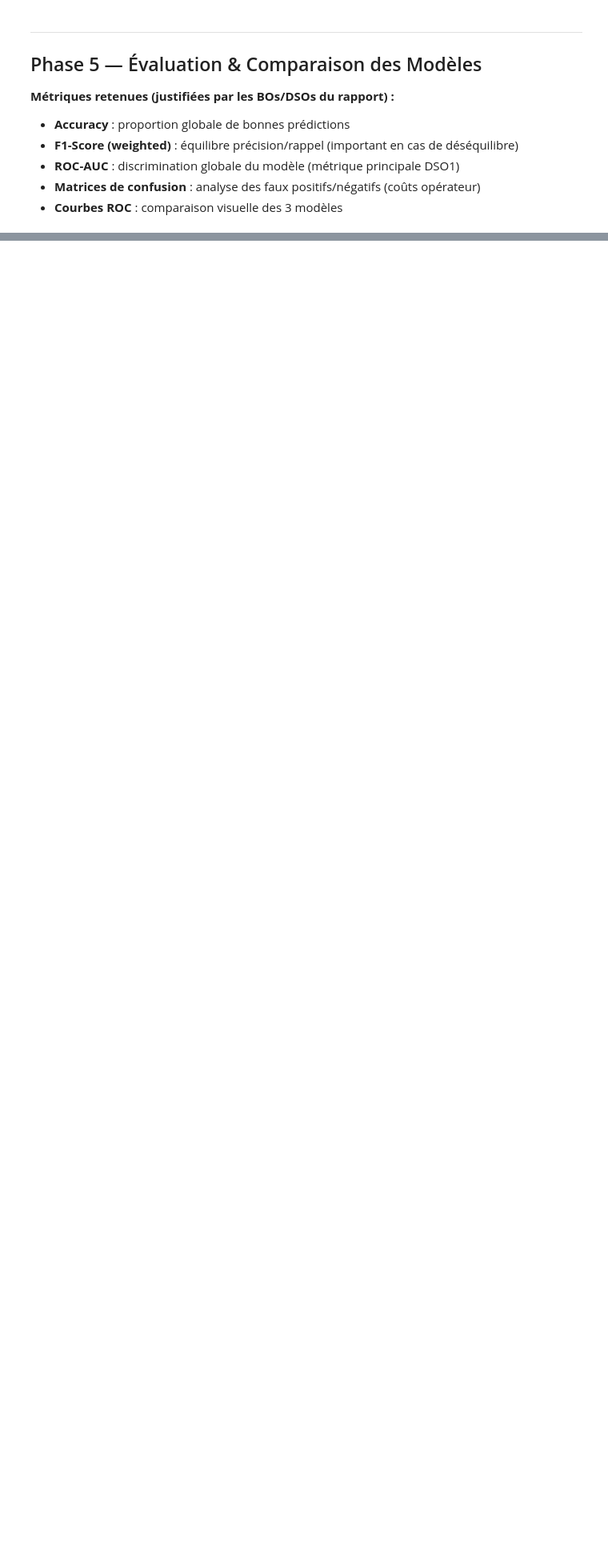
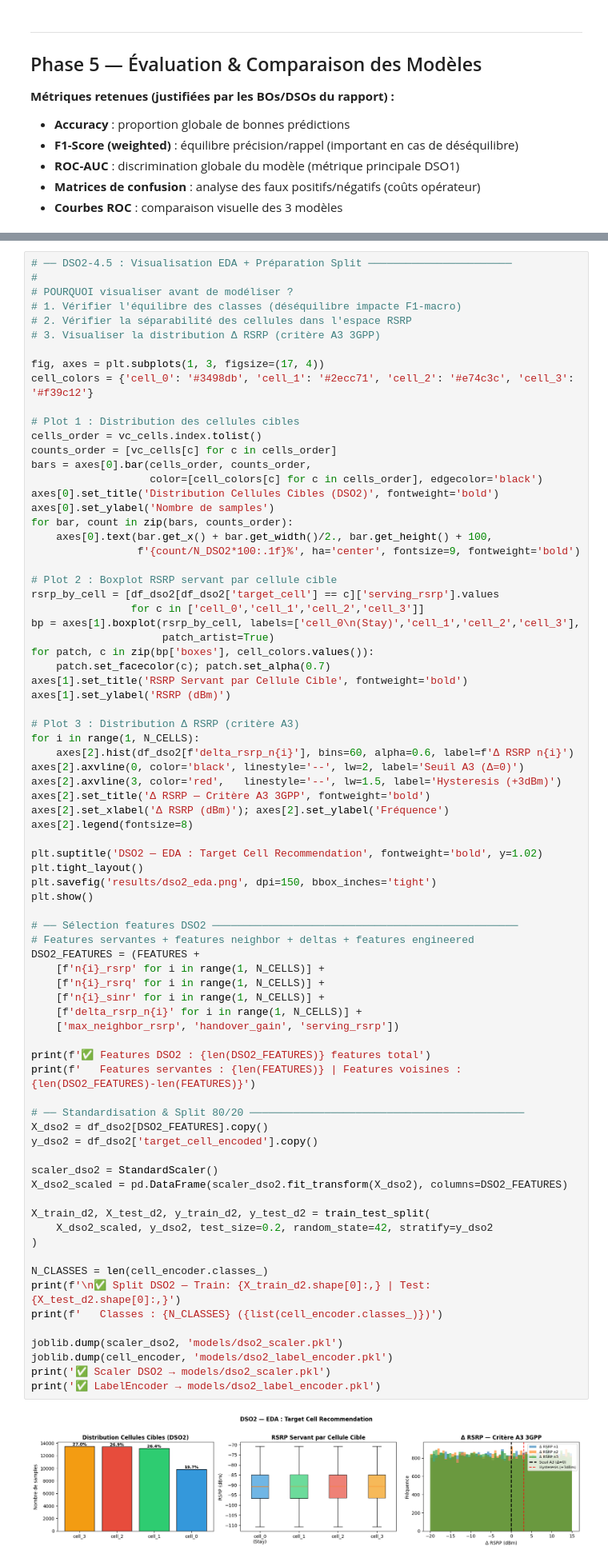
Before and after one commit to wiembenhassine/Esprit-PI-4DATA-2026-5G-Handover-Optimization, a Jupyter notebook: notebooks/5G_Handover_Pipeline_CRISP_DM (1).ipynb, the cells around one changed output, grey strips where cells are left out. Shown at 80% size. Drawn from its saved outputs; the diff is of its cells as text; blank space fills up the shorter version.

Commit message:
Update 5G Handover CRISP-DM notebook by Hamza For modelling on DSO2

```diff
--- a/notebooks/5G_Handover_Pipeline_CRISP_DM (1).ipynb
+++ b/notebooks/5G_Handover_Pipeline_CRISP_DM (1).ipynb
@@ -860,0 +984,79 @@ RÉSUMÉ DES PERFORMANCES :
+# %%
+# ── DSO2-4.5 : Visualisation EDA + Préparation Split ───────────────────────
+#
+# POURQUOI visualiser avant de modéliser ?
+# 1. Vérifier l'équilibre des classes (déséquilibre impacte F1-macro)
+# 2. Vérifier la séparabilité des cellules dans l'espace RSRP
+# 3. Visualiser la distribution Δ RSRP (critère A3 3GPP)
+
+fig, axes = plt.subplots(1, 3, figsize=(17, 4))
+cell_colors = {'cell_0': '#3498db', 'cell_1': '#2ecc71', 'cell_2': '#e74c3c', 'cell_3': '#f39c12'}
+
+# Plot 1 : Distribution des cellules cibles
+cells_order = vc_cells.index.tolist()
+counts_order = [vc_cells[c] for c in cells_order]
+bars = axes[0].bar(cells_order, counts_order,
+                   color=[cell_colors[c] for c in cells_order], edgecolor='black')
+axes[0].set_title('Distribution Cellules Cibles (DSO2)', fontweight='bold')
+axes[0].set_ylabel('Nombre de samples')
+for bar, count in zip(bars, counts_order):
+    axes[0].text(bar.get_x() + bar.get_width()/2., bar.get_height() + 100,
+                 f'{count/N_DSO2*100:.1f}%', ha='center', fontsize=9, fontweight='bold')
+
+# Plot 2 : Boxplot RSRP servant par cellule cible
+rsrp_by_cell = [df_dso2[df_dso2['target_cell'] == c]['serving_rsrp'].values
+                for c in ['cell_0','cell_1','cell_2','cell_3']]
+bp = axes[1].boxplot(rsrp_by_cell, labels=['cell_0\n(Stay)','cell_1','cell_2','cell_3'],
+                     patch_artist=True)
+for patch, c in zip(bp['boxes'], cell_colors.values()):
+    patch.set_facecolor(c); patch.set_alpha(0.7)
+axes[1].set_title('RSRP Servant par Cellule Cible', fontweight='bold')
+axes[1].set_ylabel('RSRP (dBm)')
+
+# Plot 3 : Distribution Δ RSRP (critère A3)
+for i in range(1, N_CELLS):
+    axes[2].hist(df_dso2[f'delta_rsrp_n{i}'], bins=60, alpha=0.6, label=f'Δ RSRP n{i}')
+axes[2].axvline(0, color='black', linestyle='--', lw=2, label='Seuil A3 (Δ=0)')
+axes[2].axvline(3, color='red',   linestyle='--', lw=1.5, label='Hysteresis (+3dBm)')
+axes[2].set_title('Δ RSRP — Critère A3 3GPP', fontweight='bold')
+axes[2].set_xlabel('Δ RSRP (dBm)'); axes[2].set_ylabel('Fréquence')
+axes[2].legend(fontsize=8)
+
+plt.suptitle('DSO2 — EDA : Target Cell Recommendation', fontweight='bold', y=1.02)
+plt.tight_layout()
+plt.savefig('results/dso2_eda.png', dpi=150, bbox_inches='tight')
+plt.show()
+
+# ── Sélection features DSO2 ─────────────────────────────────────────────────
+# Features servantes + features neighbor + deltas + features engineered
+DSO2_FEATURES = (FEATURES +
+    [f'n{i}_rsrp' for i in range(1, N_CELLS)] +
+    [f'n{i}_rsrq' for i in range(1, N_CELLS)] +
+    [f'n{i}_sinr' for i in range(1, N_CELLS)] +
+    [f'delta_rsrp_n{i}' for i in range(1, N_CELLS)] +
+    ['max_neighbor_rsrp', 'handover_gain', 'serving_rsrp'])
+
+print(f'✅ Features DSO2 : {len(DSO2_FEATURES)} features total')
+print(f'   Features servantes : {len(FEATURES)} | Features voisines : {len(DSO2_FEATURES)-len(FEATURES)}')
+
+# ── Standardisation & Split 80/20 ────────────────────────────────────────────
+X_dso2 = df_dso2[DSO2_FEATURES].copy()
+y_dso2 = df_dso2['target_cell_encoded'].copy()
+
+scaler_dso2 = StandardScaler()
+X_dso2_scaled = pd.DataFrame(scaler_dso2.fit_transform(X_dso2), columns=DSO2_FEATURES)
+
+X_train_d2, X_test_d2, y_train_d2, y_test_d2 = train_test_split(
+    X_dso2_scaled, y_dso2, test_size=0.2, random_state=42, stratify=y_dso2
+)
+
+N_CLASSES = len(cell_encoder.classes_)
+print(f'\n✅ Split DSO2 — Train: {X_train_d2.shape[0]:,} | Test: {X_test_d2.shape[0]:,}')
+print(f'   Classes : {N_CLASSES} ({list(cell_encoder.classes_)})')
+
+joblib.dump(scaler_dso2, 'models/dso2_scaler.pkl')
+joblib.dump(cell_encoder, 'models/dso2_label_encoder.pkl')
+print('✅ Scaler DSO2 → models/dso2_scaler.pkl')
+print('✅ LabelEncoder → models/dso2_label_encoder.pkl')
+# %% [output]
+[figure, added]
```
Also changed, not shown: parts of 19 cells of this notebook.
